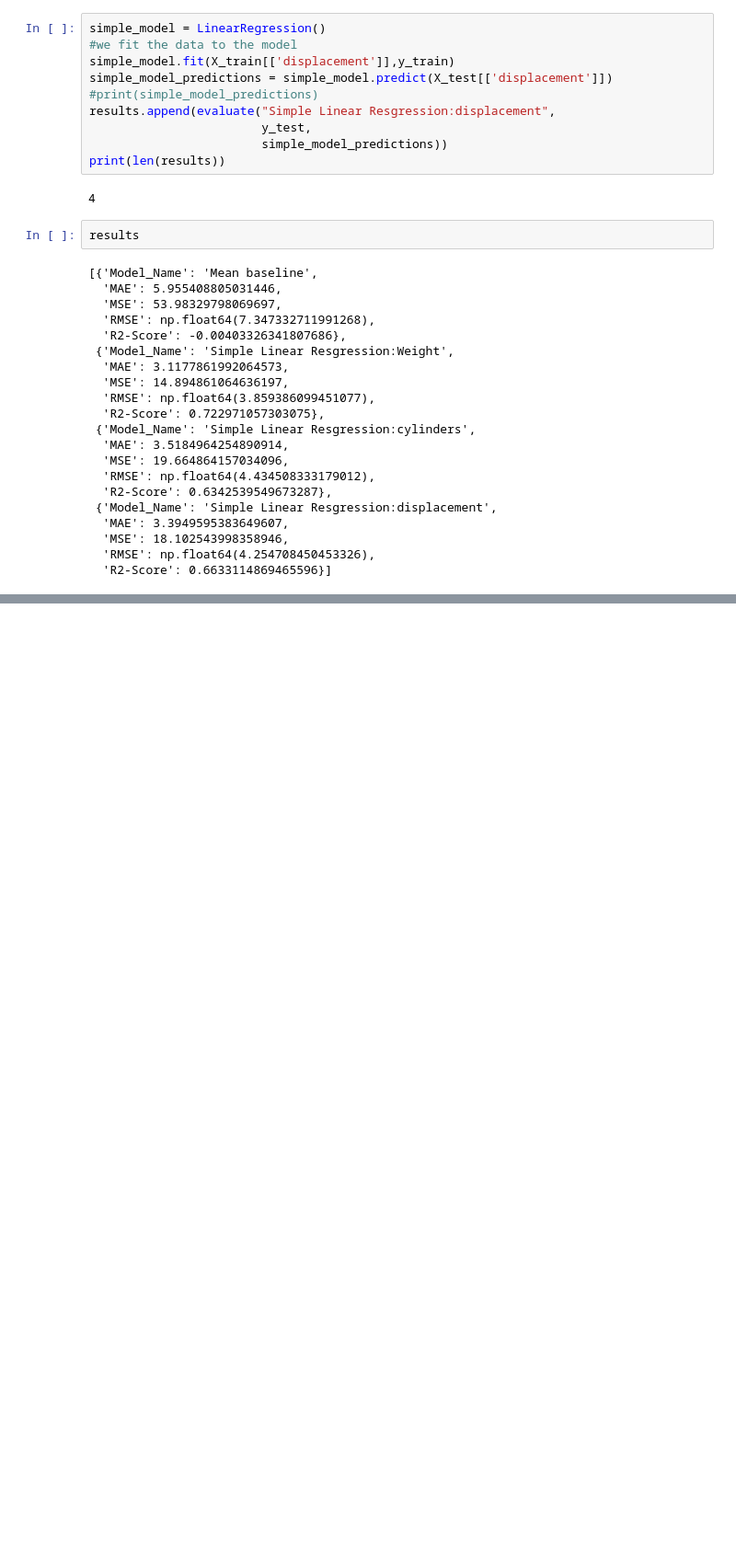
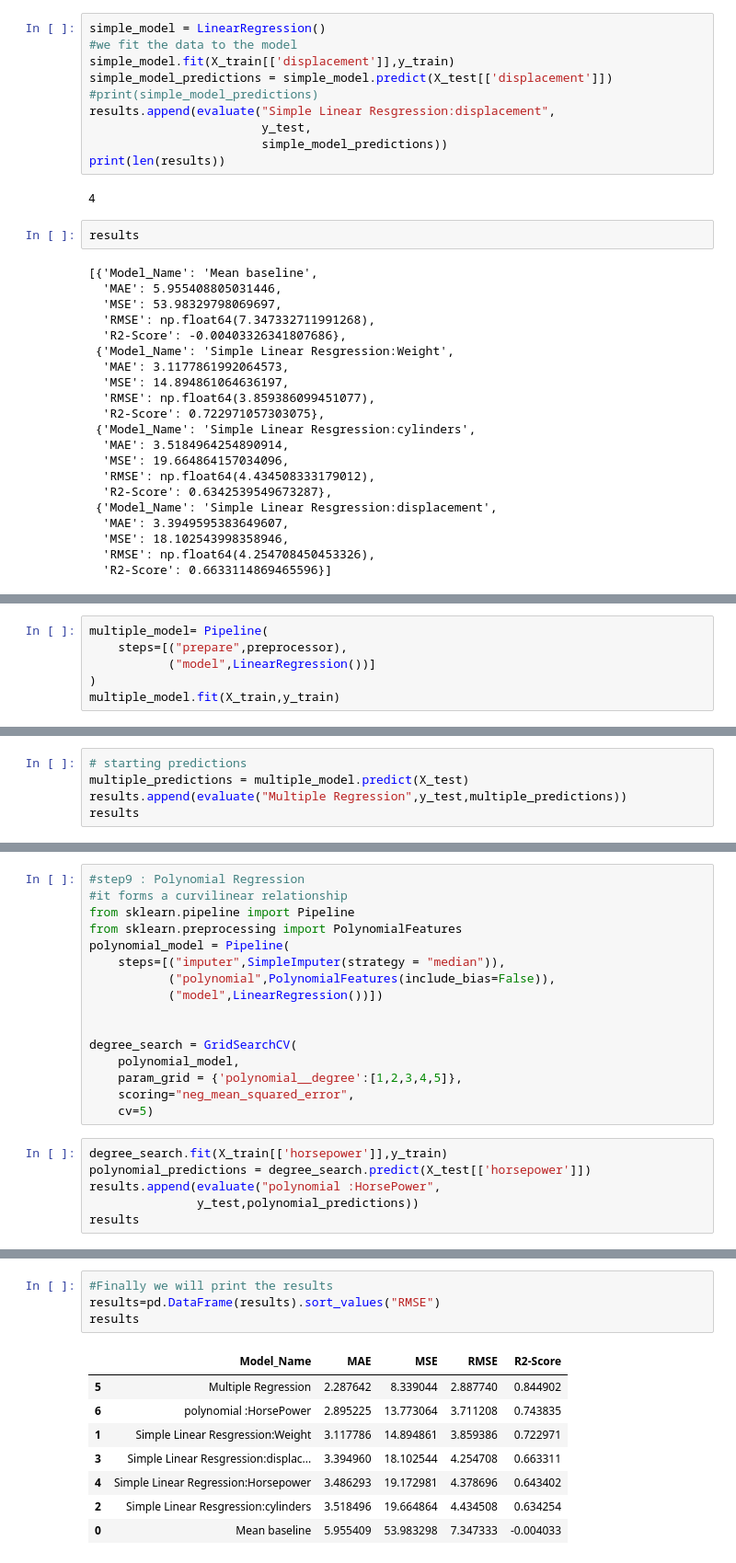
Before and after one commit to afnan4424/SAHE_MLworkshop_2026, a Jupyter notebook: Day2.ipynb, the cells around one changed output, grey strips where cells are left out. Shown at 92% size. Cells and saved outputs as stored; diff of their text form; blank space fills up the shorter version.

Commit message:
Day3 performing Regression Methods on Day2 data

```diff
--- a/Day2.ipynb
+++ b/Day2.ipynb
@@ -477,0 +605,6 @@ results
+# %%
+multiple_model= Pipeline(
+    steps=[("prepare",preprocessor),
+           ("model",LinearRegression())]
+)
+multiple_model.fit(X_train,y_train)
@@ -477,0 +627,5 @@ results
+# %%
+# starting predictions
+multiple_predictions = multiple_model.predict(X_test)
+results.append(evaluate("Multiple Regression",y_test,multiple_predictions))
+results
@@ -477,0 +664,22 @@ results
+# %%
+#step9 : Polynomial Regression
+#it forms a curvilinear relationship
+from sklearn.pipeline import Pipeline
+from sklearn.preprocessing import PolynomialFeatures
+polynomial_model = Pipeline(
+    steps=[("imputer",SimpleImputer(strategy = "median")),
+           ("polynomial",PolynomialFeatures(include_bias=False)),
+           ("model",LinearRegression())])
+
+
+degree_search = GridSearchCV(
+    polynomial_model,
+    param_grid = {'polynomial__degree':[1,2,3,4,5]},
+    scoring="neg_mean_squared_error",
+    cv=5)
+# %%
+degree_search.fit(X_train[['horsepower']],y_train)
+polynomial_predictions = degree_search.predict(X_test[['horsepower']])
+results.append(evaluate("polynomial :HorsePower",
+               y_test,polynomial_predictions))
+results
@@ -477,0 +697,13 @@ results
+# %%
+#Finally we will print the results
+results=pd.DataFrame(results).sort_values("RMSE")
+results
+# %% [output]
+|  | Model_Name | MAE | MSE | RMSE | R2-Score |
+| 5 | Multiple Regression | 2.287642 | 8.339044 | 2.887740 | 0.844902 |
+| 6 | polynomial :HorsePower | 2.895225 | 13.773064 | 3.711208 | 0.743835 |
+| 1 | Simple Linear Resgression:Weight | 3.117786 | 14.894861 | 3.859386 | 0.722971 |
+| 3 | Simple Linear Resgression:displac... | 3.394960 | 18.102544 | 4.254708 | 0.663311 |
+| 4 | Simple Linear Regression:Horsepower | 3.486293 | 19.172981 | 4.378696 | 0.643402 |
+| 2 | Simple Linear Resgression:cylinders | 3.518496 | 19.664864 | 4.434508 | 0.634254 |
+| 0 | Mean baseline | 5.955409 | 53.983298 | 7.347333 | -0.004033 |
```
Also changed, not shown: parts of 18 cells of this notebook.
